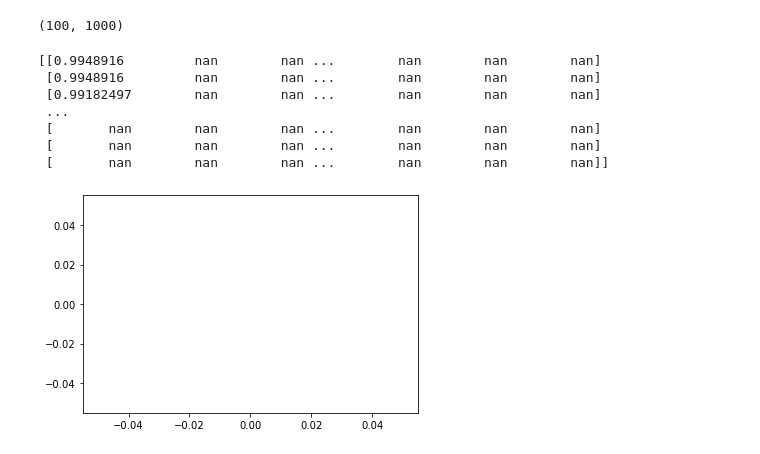
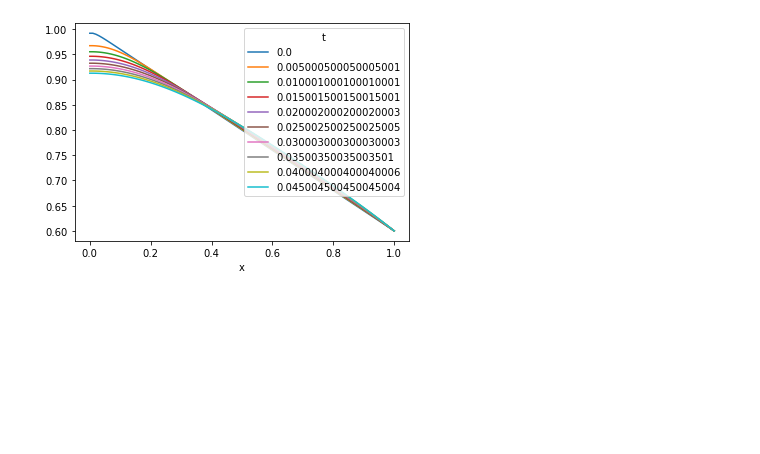
Before and after one commit to ldeo-glaciology/ice-sheet-seminar-2022, a Jupyter notebook: code/toy_model_w2.ipynb, the cells around one changed output. Cells and saved outputs as stored; diff of their text form; code cells hidden in the pictures; blank space fills up the shorter version.

```diff
--- a/code/toy_model_w2.ipynb
+++ b/code/toy_model_w2.ipynb
@@ -26,19 +98,17 @@ dt
 # %%
-# inital conditions
+# H2
 
-H = np.empty((Nx,Nt))
+# initial conditions
+
 H2 = np.empty((Nx,Nt))
 
-H[:] = np.nan
 H2[:] = np.nan
 
 
-H[:,0] = 1- 0.4*x
-H2[:,0] = 1- 0.4*x
+H2[:,0] = 1 - 0.4*x
 
-Hend = H[-1,i]
-def upwind_diff(f):
-    return (f[1:] - f[0:-1])/dx
+H2end = H2[-1,0]
+
 
 #q1 = -(H[1:] - H[0:-1])/dx * (H[1:] + H[0:-1])/2
 #q2 = -upwind_diff(H) * (H[1:] + H[0:-1])/2
@@ -52,52 +122,36 @@ def upwind_diff(f):
 
 
 a = 0.1
-# %%
-H2.shape
-# %% [output]
-(100, 1000)
 # %%
-for i in tqdm(np.arange(Nt)):
-    q = upwind_diff(H2[:,i]) * (H2[1:,i] + H2[0:-1,i])/2
+# H2
 
-    dqdx = upwind_diff(q)
+for i in tqdm(np.arange(Nt-1)):
+   # q = upwind_diff(H2[:,i]) * (H2[1:,i] + H2[0:-1,i])/2
+   #
+   # dqdx = upwind_diff(q)
 
-    H2[1:-1,i] = H2[1:-1,i] + dt*(a + dqdx)
-    H2[0,i] = H2[1,i]
-    H2[-1,i] = Hend
+   # H2[1:-1,i+1] = H2[1:-1,i] + dt*(a + dqdx)
+   # H2[0,i+1] = H2[1,i+1]
+   # H2[-1,i+1] = Hend
 
-#     H[1:-1] = H[1:-1] + dt*(a + 0.5* (H[0:-2]**2 - 2*H[1:-1]**2 + H[2:]**2)/dx**2)
-
-#     H[0] = H[1]
-#     H[-1] = Hend
-
-
-
-    #if np.remainder(i,10)==0:
-    #    xr.dataarray(
-
+     H2[1:-1,i+1] = H2[1:-1,i] + dt*(a + 0.5* (H2[0:-2,i]**2 - 2*H2[1:-1,i]**2 + H[2:,i]**2)/dx**2)
+     H2[0,i+1] = H2[1,i+1]
+     H2[-1,i+1] = Hend
 
 
     #print(f'are H and H2 close? {np.allclose(H,H2)}')
-
 
     # fig, ax = plt.subplots()
     # ax.plot(x, H2-H)
     # #ax.plot(x[1:-1], dt*(a + dqdx))
     # plt.show()
     # time.sleep(0.1)
     # break
-print(H2)
-fig, ax = plt.subplots()
-ax.plot(x, H2[:,-1])
-plt.show()
+#fig, ax = plt.subplots()
+#ax.plot(x, H2)
+#plt.show()
 #print(f'are H and H2 close? {np.allclose(H,H2)}')
+resultsXR = xr.DataArray(data = H2, dims = ["x","t"], coords=dict(x=x , t=t))
+resultsXR.isel(t=slice(0,-1,1000)).plot.line(hue="t");
 # %% [output]
-[[0.9948916         nan        nan ...        nan        nan        nan]
- [0.9948916         nan        nan ...        nan        nan        nan]
- [0.99182497        nan        nan ...        nan        nan        nan]
- ...
- [       nan        nan        nan ...        nan        nan        nan]
- [       nan        nan        nan ...        nan        nan        nan]
- [       nan        nan        nan ...        nan        nan        nan]]
-[figure, old version]
+[figure, new version]
```
Also changed, not shown: parts of 11 cells of this notebook.
